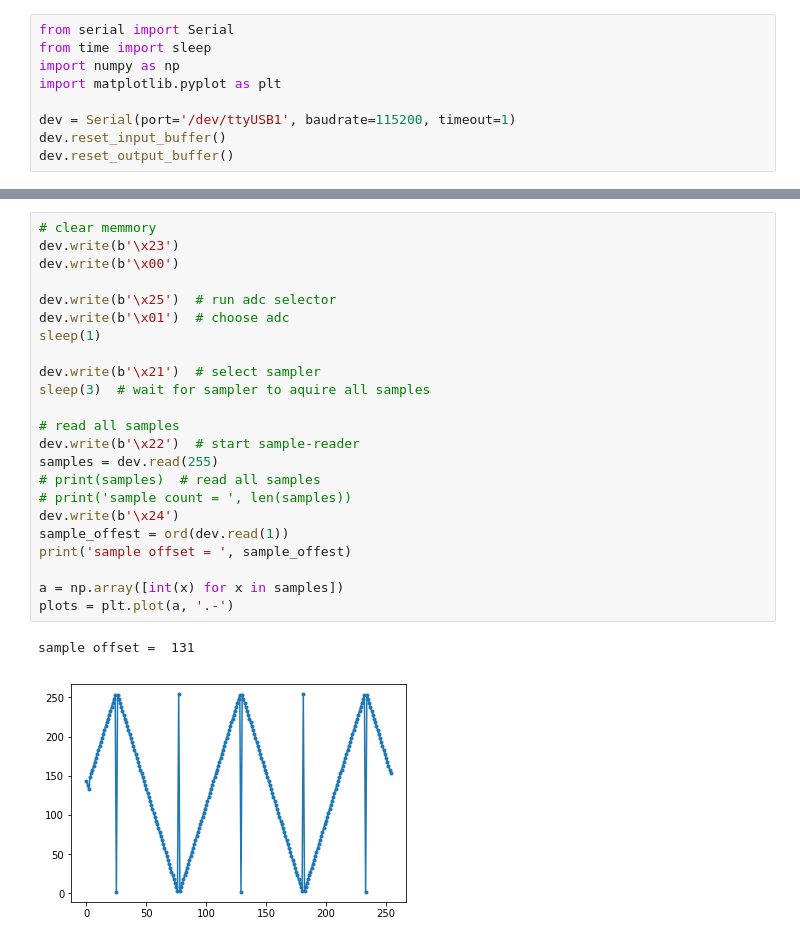
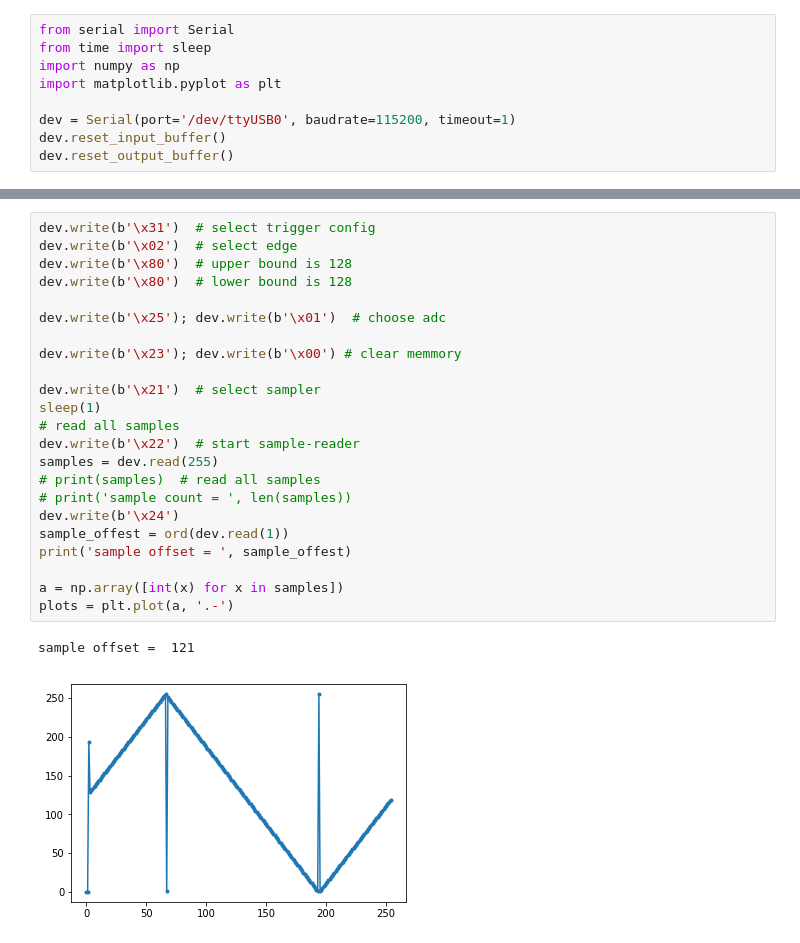
Before and after one commit to AdamVerner/oscilo, a Jupyter notebook: firmware/sampler_hand_test.ipynb, the cells around one changed output, grey strips where cells are left out. Drawn from its saved outputs; the diff is of its cells as text.

Commit message:
test offset return

```diff
--- a/firmware/sampler_hand_test.ipynb
+++ b/firmware/sampler_hand_test.ipynb
@@ -4,6 +4,6 @@ from time import sleep
 import numpy as np
 import matplotlib.pyplot as plt
 
-dev = Serial(port='/dev/ttyUSB1', baudrate=115200, timeout=1)
+dev = Serial(port='/dev/ttyUSB0', baudrate=115200, timeout=1)
 dev.reset_input_buffer()
 dev.reset_output_buffer()
@@ -27,26 +81,26 @@ plt.plot(a, '.-')
 # %%
-# clear memmory
-dev.write(b'\x23')
-dev.write(b'\x00')
+dev.write(b'\x31')  # select trigger config
+dev.write(b'\x02')  # select edge
+dev.write(b'\x80')  # upper bound is 128
+dev.write(b'\x80')  # lower bound is 128
 
-dev.write(b'\x25')  # run adc selector
-dev.write(b'\x01')  # choose adc
-sleep(1)
+dev.write(b'\x25'); dev.write(b'\x01')  # choose adc
+
+dev.write(b'\x23'); dev.write(b'\x00') # clear memmory
 
 dev.write(b'\x21')  # select sampler
-sleep(3)  # wait for sampler to aquire all samples
-
+sleep(1)
 # read all samples
 dev.write(b'\x22')  # start sample-reader
 samples = dev.read(255)
 # print(samples)  # read all samples
 # print('sample count = ', len(samples))
 dev.write(b'\x24')
 sample_offest = ord(dev.read(1))
 print('sample offset = ', sample_offest)
 
 a = np.array([int(x) for x in samples])
 plots = plt.plot(a, '.-')
 # %% [output]
-sample offset =  131
+sample offset =  121
-[figure, old version]
+[figure, new version]
```
Also changed, not shown: parts of 6 cells of this notebook, 1 other file.
